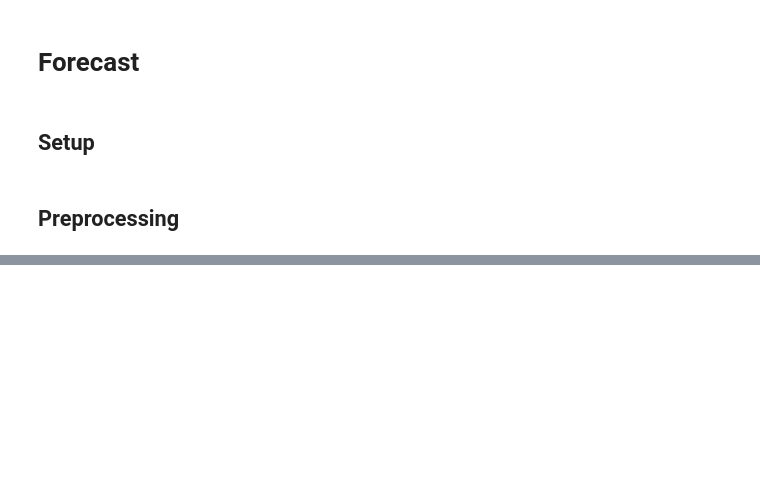
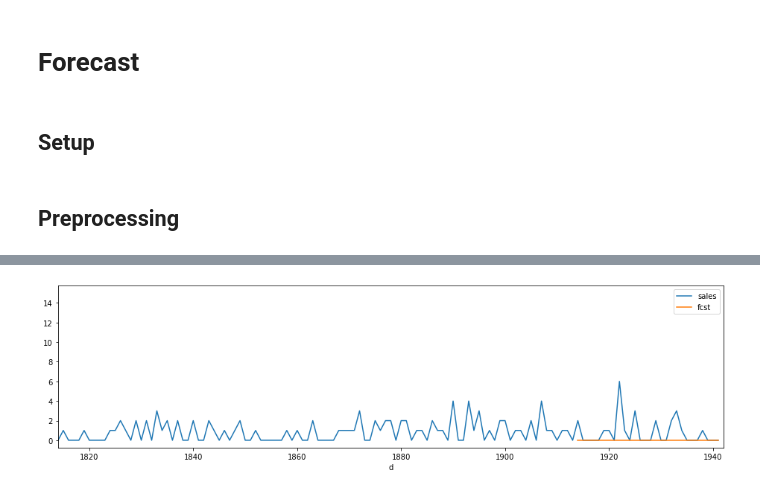
Before and after one commit to coldwhitewinters/m5-forecasting, a Jupyter notebook: notebooks/main.ipynb, the cells around one changed output, grey strips where cells are left out. Saved outputs shown, nothing was run; the diff lists cells and outputs as text; code cells hidden in the pictures; blank space fills up the shorter version.

```diff
--- a/notebooks/main.ipynb
+++ b/notebooks/main.ipynb
@@ -13,15 +13,16 @@ sys.path.append("..")
 import pandas as pd
 import numpy as np
 import matplotlib.pyplot as plt
+import plotly.express as px
 
-import m5.config as cfg
-import m5.preprocessing
-from m5.model import train, predict, compile_fcst
-from m5.evaluate import accuracy_all_levels, collect_metrics
+import m5.preprocessing as preprocessing
+from m5.models import Naive, ETS, ARIMA, BottomUp, LGBM
+from m5.evaluate import accuracy
 from m5.plot import plot_fcst
+from m5.definitions import ROOT_DIR
 
 # Library settings
 pd.options.display.max_columns = 999
-plt.rcParams["figure.figsize"] = (14, 4)
+plt.rcParams["figure.figsize"] = (16, 4)
 # %% [markdown]
 ## Preprocessing
@@ -58,0 +78,4 @@ plot_fcst(cfg.DATA_DIR, cfg.FCST_DIR, cfg.MULTI_STEP, level=1)
+# %%
+plot_fcst("naive", level=12, key=(0, 0))
+# %% [output]
+[figure, added]
```
Also changed, not shown: parts of 46 cells of this notebook, 2 other files.
